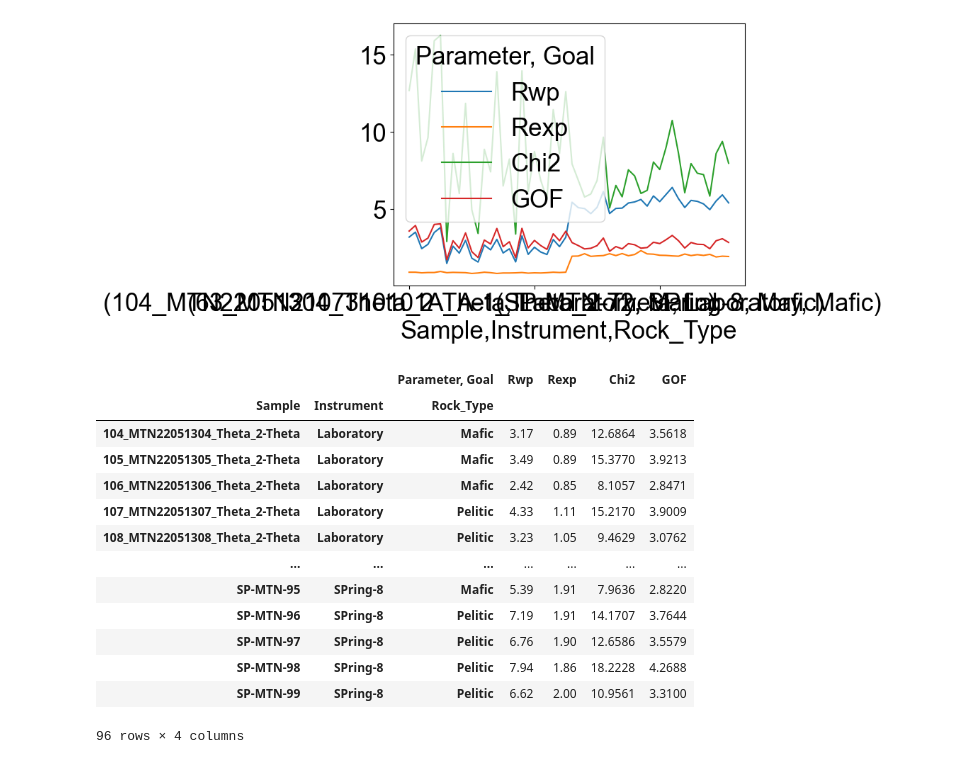
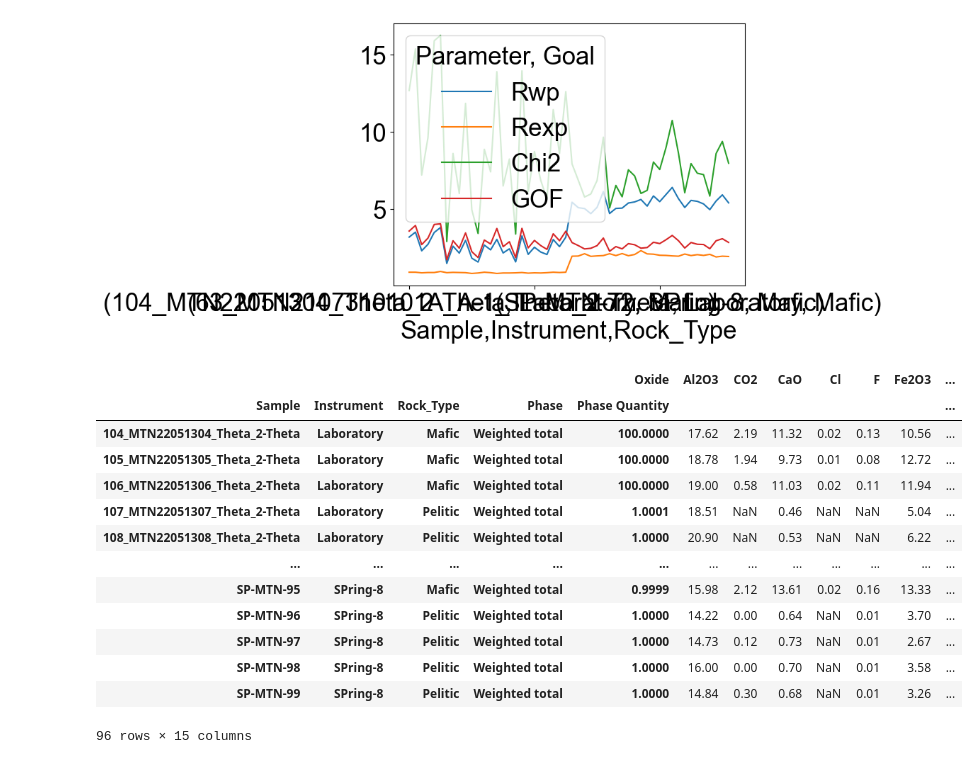
Before and after one commit to MSrakugo/PXRD-Validation-Paper, a Jupyter notebook: 2_Program/0_0_Compile_Rietveld_Result_240919.ipynb, the cells around one changed output. Cells and saved outputs as stored; diff of their text form; code cells hidden in the pictures.

Commit message:
Fix: Bag correction for bulk calculation

```diff
--- a/2_Program/0_0_Compile_Rietveld_Result_240919.ipynb
+++ b/2_Program/0_0_Compile_Rietveld_Result_240919.ipynb
@@ -20,7 +20,7 @@ path_untill_2 = '../0_Data/1_Rietveld/'
 Path_List = glob.glob(path_untill_2+"*/*/*.CSV")
 Path_Df = pd.DataFrame([path.split("/") for path in Path_List])
 
-display(Path_List)
+# display(Path_List)
 """
 データの中身
 'Chem.CSV'   ['File', 'Sample', 'Sample ID', 'Phase', 'Phase Quantity', 'Oxide','Quantity (wt-%)']
@@ -61,6 +61,15 @@ for path_3 in Path_Df[3].unique(): # ['Laboratory', 'SPring-8']
         data_read = pd.read_csv(path_csv, sep=';')
         data_read["Instrument"] = path_3 # Instrument typeを記録
         data_read["Rock_Type"] = path_4 # Instrument typeを記録
+        try: # Profexのversion変更による修正 ver 251113
+            data_read["Phase Quantity"] = data_read["Phase Quantity (wt-%)"].copy()
+            data_read["Phase"] = data_read["Phase"].replace("Weighted Total", "Weighted total") # この修正で貴重な２h使った。悔しい。
+            print(path_csv)
+        except:
+            pass
+
+        ######### Dataのread、整理
+        Chem_df = pd.concat([data_read, Chem_df])
         ######### Dataのread、整理
         Chem_df = pd.concat([data_read, Chem_df])
 
@@ -159,20 +157,20 @@ pivot_error_df.loc[pivot_error_df.index.get_level_values('Rock_Type') == "Mafic"
 <Axes: xlabel='Sample,Instrument,Rock_Type'>
 [figure]
 [figure]
-# %%
-pivot_error_df
-# %% [output]
-|  |  | Parameter, Goal | Rwp | Rexp | Chi2 | GOF |
-| Sample | Instrument | Rock_Type |  |  |  |  |
-| 104_MTN22051304_Theta_2-Theta | Laboratory | Mafic | 3.17 | 0.89 | 12.6864 | 3.5618 |
-| 105_MTN22051305_Theta_2-Theta | Laboratory | Mafic | 3.49 | 0.89 | 15.3770 | 3.9213 |
-| 106_MTN22051306_Theta_2-Theta | Laboratory | Mafic | 2.42 | 0.85 | 8.1057 | 2.8471 |
-| 107_MTN22051307_Theta_2-Theta | Laboratory | Pelitic | 4.33 | 1.11 | 15.2170 | 3.9009 |
-| 108_MTN22051308_Theta_2-Theta | Laboratory | Pelitic | 3.23 | 1.05 | 9.4629 | 3.0762 |
-| ... | ... | ... | ... | ... | ... | ... |
-| SP-MTN-95 | SPring-8 | Mafic | 5.39 | 1.91 | 7.9636 | 2.8220 |
-| SP-MTN-96 | SPring-8 | Pelitic | 7.19 | 1.91 | 14.1707 | 3.7644 |
-| SP-MTN-97 | SPring-8 | Pelitic | 6.76 | 1.90 | 12.6586 | 3.5579 |
-| SP-MTN-98 | SPring-8 | Pelitic | 7.94 | 1.86 | 18.2228 | 4.2688 |
-| SP-MTN-99 | SPring-8 | Pelitic | 6.62 | 2.00 | 10.9561 | 3.3100 |
-96 rows × 4 columns
+# %%
+pivot_bulk_comp_df
+# %% [output]
+|  |  |  |  | Oxide | Al2O3 | CO2 | CaO | Cl | F | Fe2O3 | ... |
+| Sample | Instrument | Rock_Type | Phase | Phase Quantity |  |  |  |  |  |  | ... |
+| 104_MTN22051304_Theta_2-Theta | Laboratory | Mafic | Weighted total | 100.0000 | 17.62 | 2.19 | 11.32 | 0.02 | 0.13 | 10.56 | ... |
+| 105_MTN22051305_Theta_2-Theta | Laboratory | Mafic | Weighted total | 100.0000 | 18.78 | 1.94 | 9.73 | 0.01 | 0.08 | 12.72 | ... |
+| 106_MTN22051306_Theta_2-Theta | Laboratory | Mafic | Weighted total | 100.0000 | 19.00 | 0.58 | 11.03 | 0.02 | 0.11 | 11.94 | ... |
+| 107_MTN22051307_Theta_2-Theta | Laboratory | Pelitic | Weighted total | 1.0001 | 18.51 | NaN | 0.46 | NaN | NaN | 5.04 | ... |
+| 108_MTN22051308_Theta_2-Theta | Laboratory | Pelitic | Weighted total | 1.0000 | 20.90 | NaN | 0.53 | NaN | NaN | 6.22 | ... |
+| ... | ... | ... | ... | ... | ... | ... | ... | ... | ... | ... | ... |
+| SP-MTN-95 | SPring-8 | Mafic | Weighted total | 0.9999 | 15.98 | 2.12 | 13.61 | 0.02 | 0.16 | 13.33 | ... |
+| SP-MTN-96 | SPring-8 | Pelitic | Weighted total | 1.0000 | 14.22 | 0.00 | 0.64 | NaN | 0.01 | 3.70 | ... |
+| SP-MTN-97 | SPring-8 | Pelitic | Weighted total | 1.0000 | 14.73 | 0.12 | 0.73 | NaN | 0.01 | 2.67 | ... |
+| SP-MTN-98 | SPring-8 | Pelitic | Weighted total | 1.0000 | 16.00 | 0.00 | 0.70 | NaN | 0.01 | 3.58 | ... |
+| SP-MTN-99 | SPring-8 | Pelitic | Weighted total | 1.0000 | 14.84 | 0.30 | 0.68 | NaN | 0.01 | 3.26 | ... |
+96 rows × 15 columns
```
Also changed, not shown: parts of 1 cell of this notebook, 1 other file.
